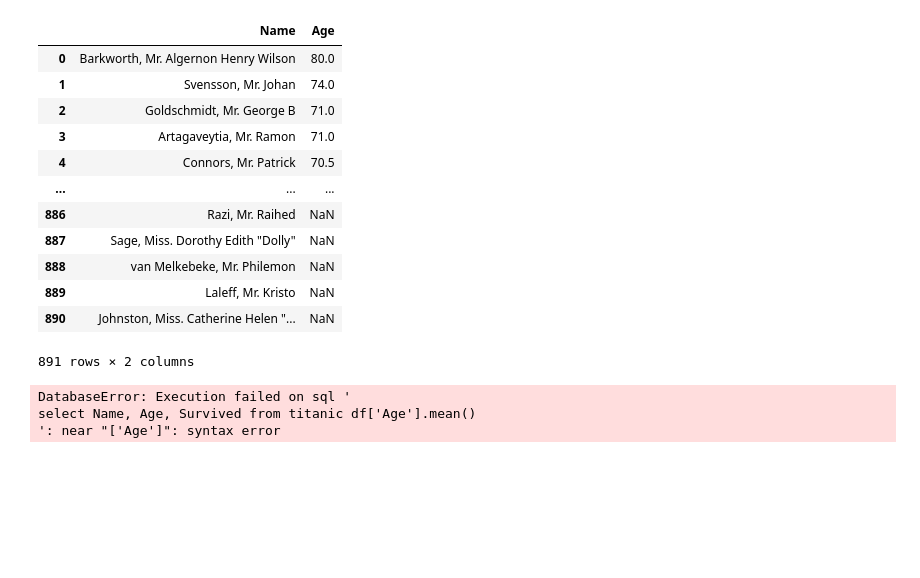
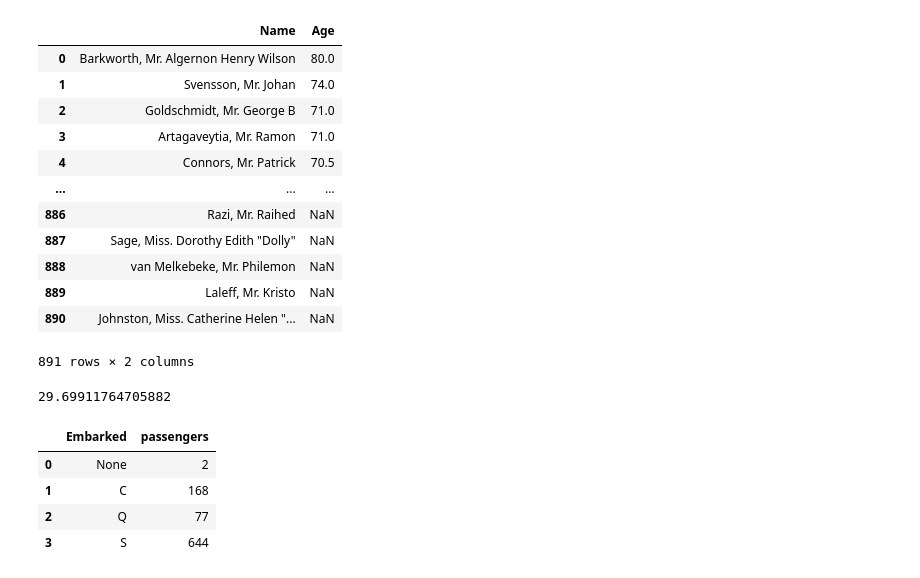
Before and after one commit to byambaa1982/python_cources_for_beginers, a Jupyter notebook: titanic_data_analysis/basic_sql.ipynb, the cells around one changed output. Saved outputs shown, nothing was run; the diff lists cells and outputs as text; code cells hidden in the pictures; blank space fills up the shorter version.

```diff
--- a/titanic_data_analysis/basic_sql.ipynb
+++ b/titanic_data_analysis/basic_sql.ipynb
@@ -160,19 +180,24 @@ df
 891 rows × 2 columns
 # %%
 query = '''
-select Name, Age, Survived from titanic df['Age'].mean()
+select Name, Age, Survived from titanic
 '''
 df = pd.read_sql(query, conn)
 
-df
+mean_age = df['Age'].mean()
+mean_age
 # %% [output]
-DatabaseError: Execution failed on sql '
-select Name, Age, Survived from titanic df['Age'].mean()
-': near "['Age']": syntax error
+29.69911764705882
 # %%
 query = '''
-select Name, Age, from titanic
+select Embarked, count(*) passengers from titanic GROUP BY Embarked
 '''
 df = pd.read_sql(query, conn)
 
 df
+# %% [output]
+|  | Embarked | passengers |
+| 0 | None | 2 |
+| 1 | C | 168 |
+| 2 | Q | 77 |
+| 3 | S | 644 |
```
Also changed, not shown: parts of 3 cells of this notebook.
